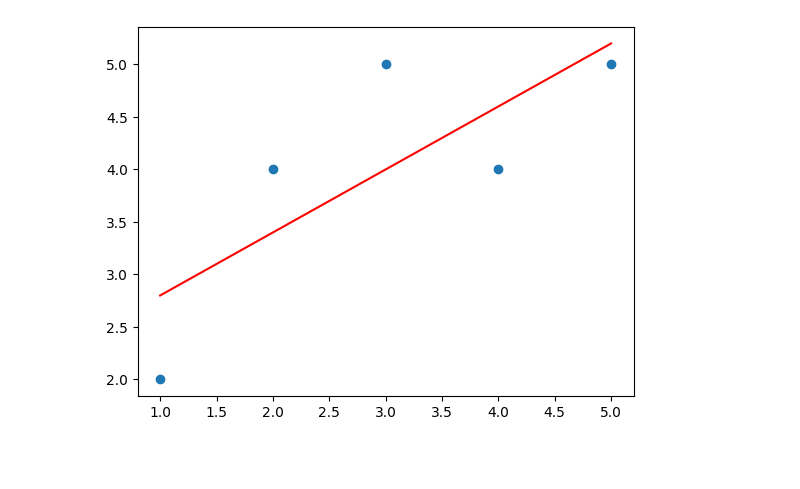
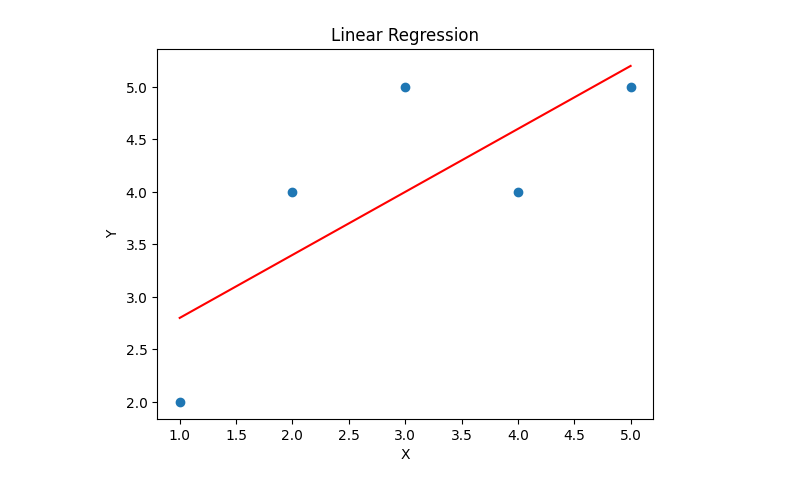
Before and after one commit to Reuel-Christian-Pornobe/VDA-CPE031-CPE21S4, a Jupyter notebook: Exercise__10.ipynb, the cells around one changed output. Cells and saved outputs as stored; diff of their text form; code cells hidden in the pictures; blank space fills up the shorter version.

```diff
--- a/Exercise__10.ipynb
+++ b/Exercise__10.ipynb
@@ -3,16 +3,19 @@
 # %%
 import numpy as np
 import matplotlib.pyplot as plt
 
 x = np.array([1,2,3,4,5])
 y = np.array([2,4,5,4,5])
 
 slope, intercept = np.polyfit(x, y, 1)
 
 y_pred = slope * x + intercept
 
 plt.scatter(x, y)
 plt.plot(x, y_pred, color='red')
+plt.xlabel('X')
+plt.ylabel('Y')
+plt.title('Linear Regression')
 plt.show()
 # %% [output]
-[figure, old version]
+[figure, new version]
```
Also changed, not shown: parts of 1 cell of this notebook.
